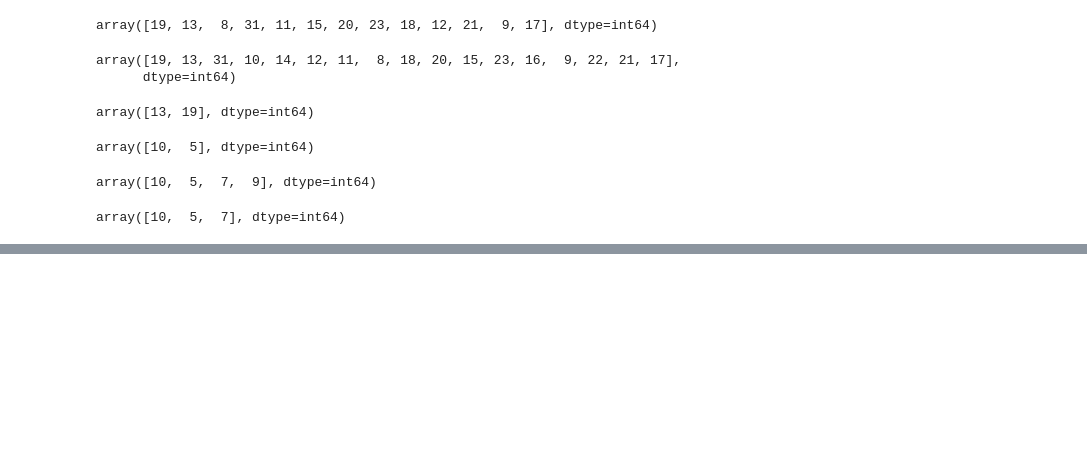
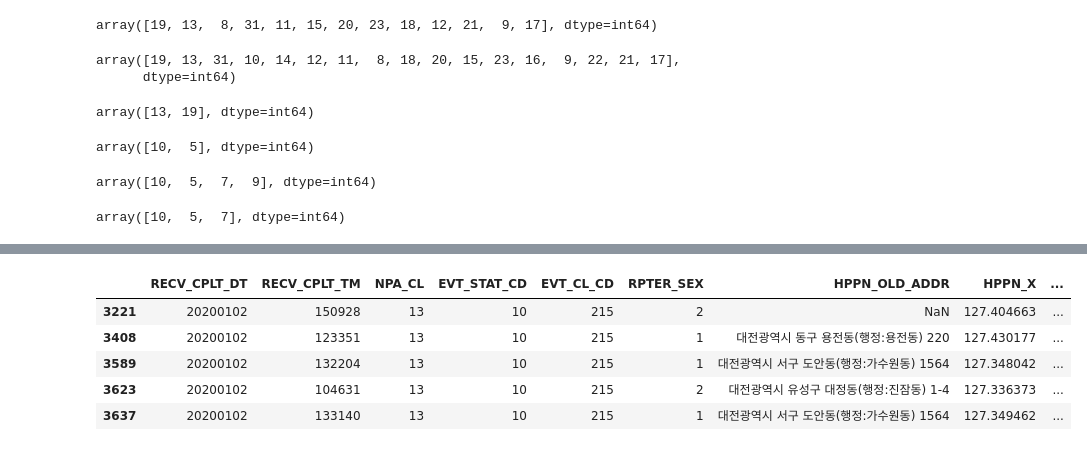
Before and after one commit to SERi9124/solve, a Jupyter notebook: analysis/31.ipynb, the cells around one changed output, grey strips where cells are left out. Saved outputs shown, nothing was run; the diff lists cells and outputs as text; code cells hidden in the pictures; blank space fills up the shorter version.

```diff
--- a/analysis/31.ipynb
+++ b/analysis/31.ipynb
@@ -136,0 +268,12 @@ array([10,  5,  7], dtype=int64)
+# %%
+voice_npa20["RECV_CPLT_DT_edit"] = voice_npa20["RECV_CPLT_DT"].str.replace("2020", "20")
+voice_npa20["RECV_CPLT_DT_edit"] = [voice_npa20["RECV_CPLT_DT_edit"].iloc[x][:2] + "/" + voice_npa20["RECV_CPLT_DT_edit"].iloc[x][2:4] + "/" + voice_npa20["RECV_CPLT_DT_edit"].iloc[x][4:] for x in range(len(voice_npa20["RECV_CPLT_DT_edit"]))]
+# %%
+voice_npa20.head()
+# %% [output]
+|  | RECV_CPLT_DT | RECV_CPLT_TM | NPA_CL | EVT_STAT_CD | EVT_CL_CD | RPTER_SEX | HPPN_OLD_ADDR | HPPN_X | ... |
+| 3221 | 20200102 | 150928 | 13 | 10 | 215 | 2 | NaN | 127.404663 | ... |
+| 3408 | 20200102 | 123351 | 13 | 10 | 215 | 1 | 대전광역시 동구 용전동(행정:용전동) 220 | 127.430177 | ... |
+| 3589 | 20200102 | 132204 | 13 | 10 | 215 | 1 | 대전광역시 서구 도안동(행정:가수원동) 1564 | 127.348042 | ... |
+| 3623 | 20200102 | 104631 | 13 | 10 | 215 | 2 | 대전광역시 유성구 대정동(행정:진잠동) 1-4 | 127.336373 | ... |
+| 3637 | 20200102 | 133140 | 13 | 10 | 215 | 1 | 대전광역시 서구 도안동(행정:가수원동) 1564 | 127.349462 | ... |
```
Also changed, not shown: parts of 14 cells of this notebook, 3 other files.
